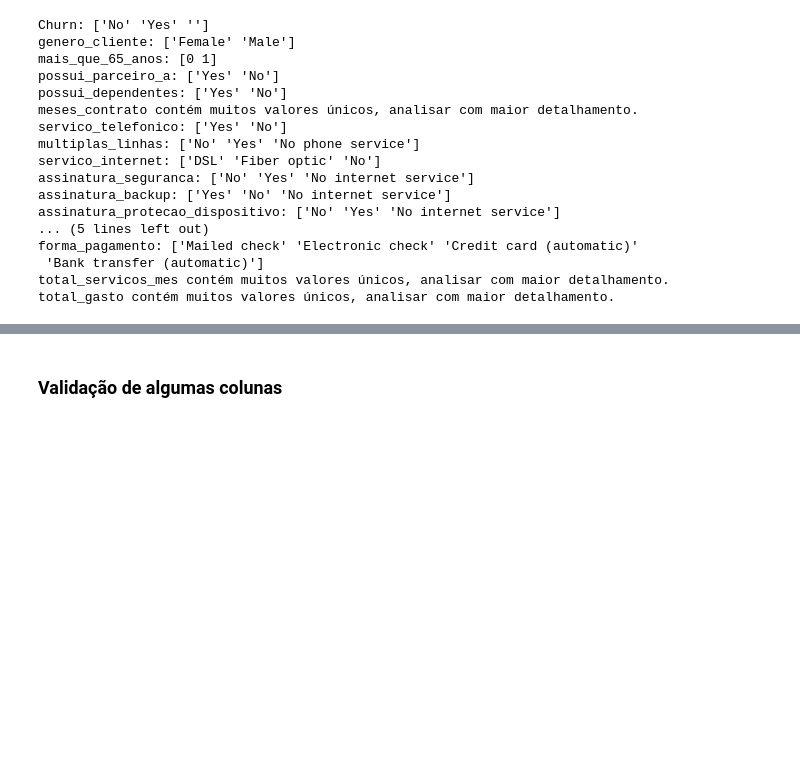
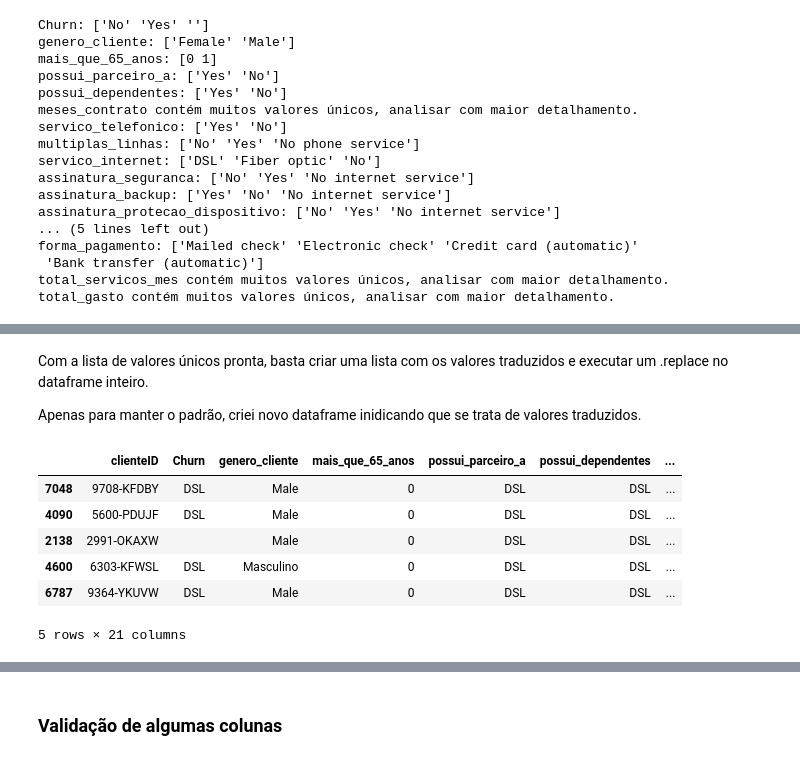
Before and after one commit to thiagocunha88/DataScience-Challenge_DS_Alura, a Jupyter notebook: Challenge_Alura_DS.ipynb, the cells around one changed output, grey strips where cells are left out. Saved outputs shown, nothing was run; the diff lists cells and outputs as text; code cells hidden in the pictures; blank space fills up the shorter version.

```diff
--- a/Challenge_Alura_DS.ipynb
+++ b/Challenge_Alura_DS.ipynb
@@ -233,0 +235,33 @@ lista_valores_unicos
+# %% [markdown]
+Com a lista de valores únicos pronta, basta criar uma lista com os valores traduzidos e executar um .replace no dataframe inteiro.
+
+Apenas para manter o padrão, criei novo dataframe inidicando que se trata de valores traduzidos.
+# %%
+lista_valores_unicos_traduzidos = [
+                                   'Masculino',
+                                   'Sem serviço telefônico',
+                                   'Fibra ótica',
+                                   'Feminino',
+                                   'Sim',
+                                   'Não',
+                                   'Um ano',
+                                   'Cheque eletrônico',
+                                   'Transferência bancária (automática)',
+                                   'Sem serviço de internet',
+                                   'Dois anos',
+                                   'Cartão de crédito (automático)',
+                                   'DSL',
+                                   'Mês a mês',
+                                   'Cheque por correio'
+                                   ]
+
+df_base_traduzido = df_base.replace(lista_valores_unicos[3:], lista_valores_unicos_traduzidos)
+df_base_traduzido.sample(5)
+# %% [output]
+|  | clienteID | Churn | genero_cliente | mais_que_65_anos | possui_parceiro_a | possui_dependentes | ... |
+| 7048 | 9708-KFDBY | DSL | Male | 0 | DSL | DSL | ... |
+| 4090 | 5600-PDUJF | DSL | Male | 0 | DSL | DSL | ... |
+| 2138 | 2991-OKAXW |  | Male | 0 | DSL | DSL | ... |
+| 4600 | 6303-KFWSL | DSL | Masculino | 0 | DSL | DSL | ... |
+| 6787 | 9364-YKUVW | DSL | Male | 0 | DSL | DSL | ... |
+5 rows × 21 columns
```
Also changed, not shown: parts of 7 cells of this notebook.
